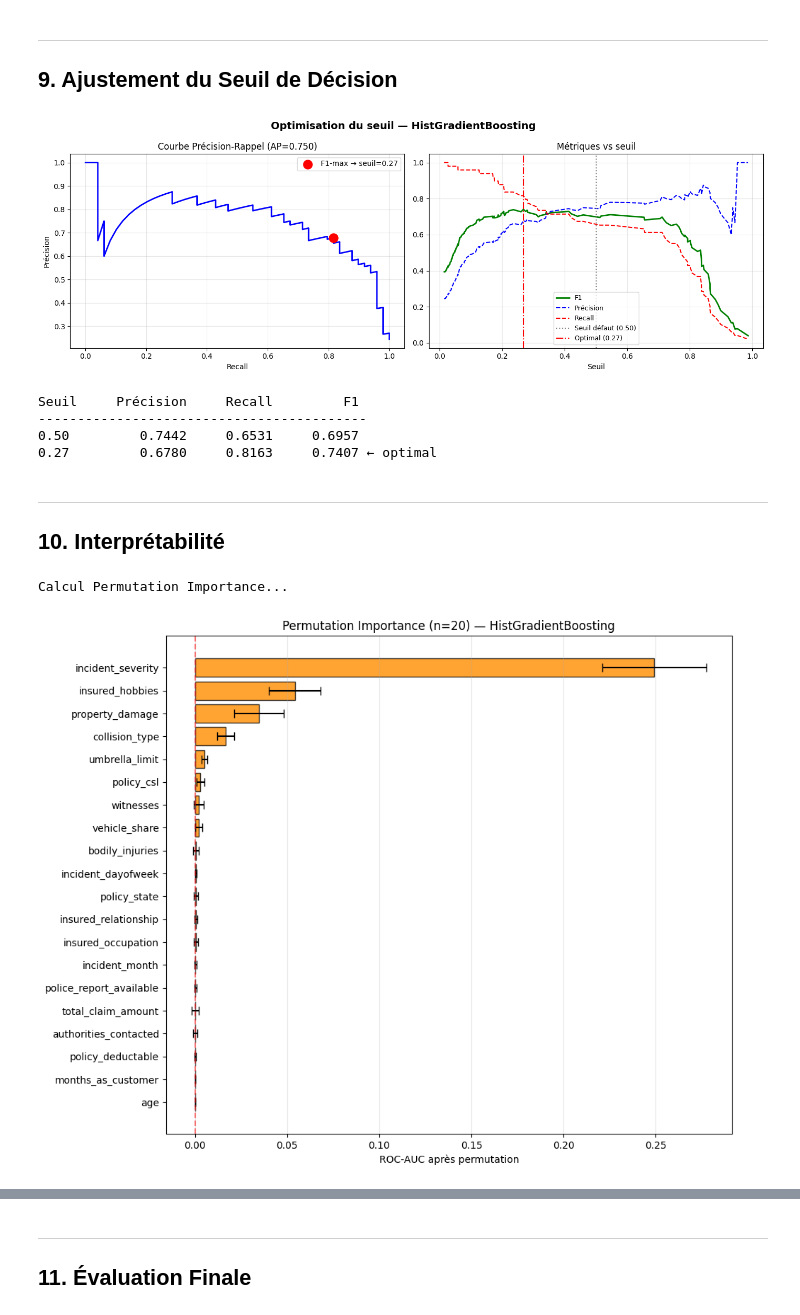
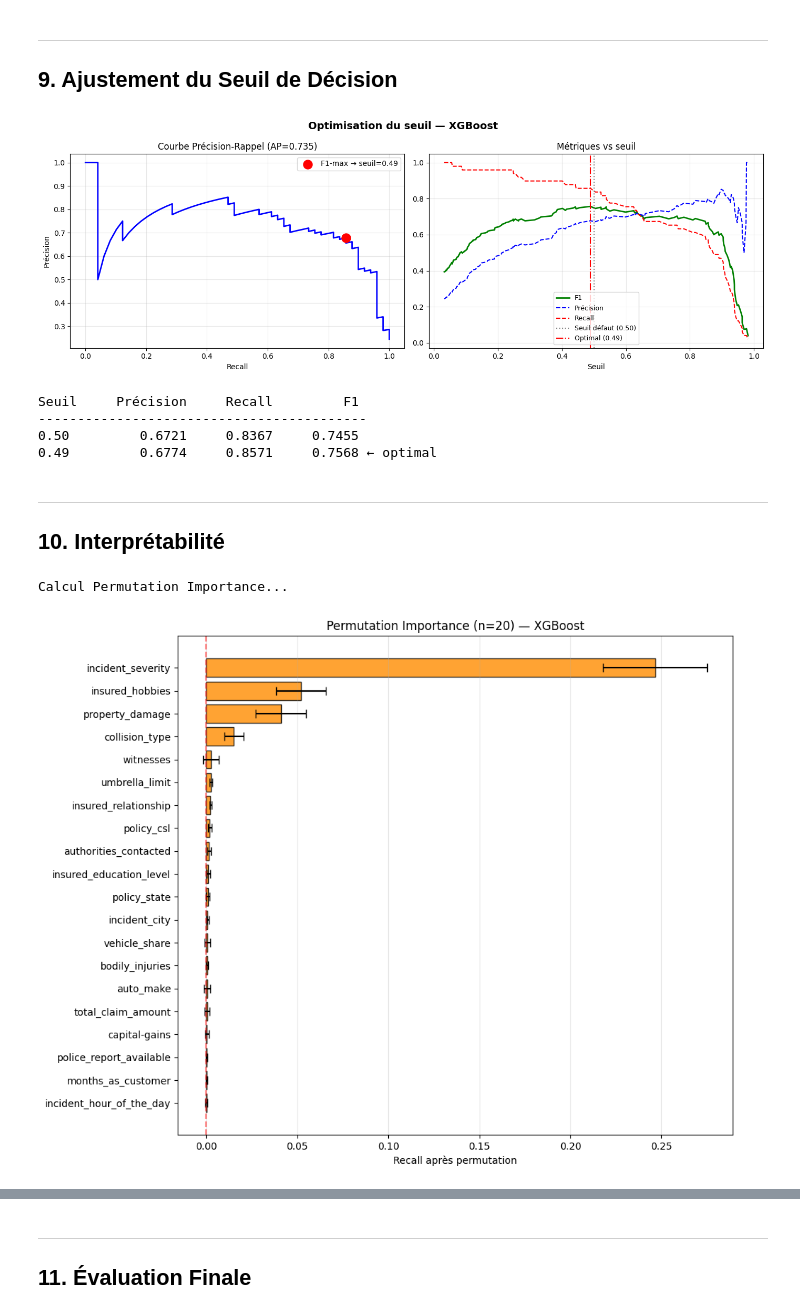
Before and after one commit to DataScientest-Studio/sep25cds_predisinistre, a Jupyter notebook: notebooks/modelisation_de_donnees.ipynb, the cells around one changed output, grey strips where cells are left out. Drawn from its saved outputs; the diff is of its cells as text; code cells hidden in the pictures.

```diff
--- a/notebooks/modelisation_de_donnees.ipynb
+++ b/notebooks/modelisation_de_donnees.ipynb
@@ -842,19 +842,28 @@ auc_hgb = roc_auc_score(y_test, best_hgb_pipe.predict_proba(X_test)[:, 1])
 auc_gb  = roc_auc_score(y_test, best_gb_pipe.predict_proba(X_test)[:, 1])
 auc_xgb  = roc_auc_score(y_test, best_xgb_pipe.predict_proba(X_test)[:, 1])
 
+f1_score_hgb = f1_score(y_test, best_hgb_pipe.predict(X_test))
+f1_score_gb  = f1_score(y_test, best_gb_pipe.predict(X_test))
+f1_score_xgb  = f1_score(y_test, best_xgb_pipe.predict(X_test))
+
+recall_hgb = recall_score(y_test, best_hgb_pipe.predict(X_test))
+recall_gb = recall_score(y_test, best_gb_pipe.predict(X_test))
+recall_xgb = recall_score(y_test, best_xgb_pipe.predict(X_test))
+
 # Affichage des scores AUC sur X_test pour les trois modèles optimisés
-print(f"HistGradientBoosting AUC test : {auc_hgb:.4f}")
-print(f"GradientBoosting     AUC test : {auc_gb:.4f}")
-print(f"XGBoost              AUC test : {auc_xgb:.4f}")
+print(f"HistGradientBoosting -> AUC test : {auc_hgb:.4f}", f"F1 test : {f1_score_hgb:.4f}", f"Recall test : {recall_hgb:.4f}")
+print(f"GradientBoosting     -> AUC test : {auc_gb:.4f}", f"F1 test : {f1_score_gb:.4f}", f"Recall test : {recall_gb:.4f}")
+print(f"XGBoost              -> AUC test : {auc_xgb:.4f}", f"F1 test : {f1_score_xgb:.4f}", f"Recall test : {recall_xgb:.4f}")
 
-# Sélection du champion en fonction de l'AUC sur X_test
-if auc_hgb >= auc_gb:
+# Sélection du champion en fonction du f1-score et recall pour privilégier la détection de la fraude (classe minoritaire)
+if f1_score_hgb >= f1_score_gb and f1_score_hgb >= f1_score_xgb:
     best_pipeline, y_prob_best, best_model_name = best_hgb_pipe, best_hgb_pipe.predict_proba(X_test)[:,1], "HistGradientBoosting"
-elif auc_hgb <= auc_xgb:
-    best_pipeline, y_prob_best, best_model_name = best_xgb_pipe, best_xgb_pipe.predict_proba(X_test)[:, 1], "XGBoost"
+elif f1_score_gb >= f1_score_xgb:
+    best_pipeline, y_prob_best, best_model_name = best_gb_pipe, best_gb_pipe.predict_proba(X_test)[:,1], "GradientBoosting"
 else:
-    best_pipeline, y_prob_best, best_model_name = best_gb_pipe,  best_gb_pipe.predict_proba(X_test)[:,1],  "GradientBoosting"
+    best_pipeline, y_prob_best, best_model_name = best_xgb_pipe,  best_xgb_pipe.predict_proba(X_test)[:,1],  "XGBoost"
 
-# Affichage du champion et de son AUC sur X_test
-print(f"\n🏆 Champion : {best_model_name} (AUC={max(auc_hgb,auc_gb, auc_xgb):.4f})")
+# Affichage du champion et de son f1-score et recall sur X_test
+print(f"\n🏆 Champion : {best_model_name} (f1_score={max(f1_score_hgb,f1_score_gb, f1_score_xgb):.4f})")
+print(f"🏆 Champion : {best_model_name} (recall_score={max(recall_hgb, recall_gb, recall_xgb):.4})")
 # %% [output]
@@ -912,11 +922,11 @@ for thresh in [0.5, optimal_threshold]:
           f"{recall_score(y_test,yp):>10.4f} "
           f"{f1_score(y_test,yp):>10.4f}{mark}")
 # %% [output]
-[figure, old version]
+[figure, new version]
 Seuil     Précision     Recall         F1
 ------------------------------------------
-0.50         0.7442     0.6531     0.6957
-0.27         0.6780     0.8163     0.7407 ← optimal
+0.50         0.6721     0.8367     0.7455
+0.49         0.6774     0.8571     0.7568 ← optimal
 # %% [markdown]
 ---
 ## 10. Interprétabilité
@@ -928,35 +938,35 @@ Seuil     Précision     Recall         F1
 # la permutation se fait sur les features originales (avant encodage),
 # ce qui mesure l"impact réel de chaque variable métier.
 # ============================================================
 
 # Permutation Importance sur X_test brut pour mesurer l'impact réel de chaque feature métier
 print("Calcul Permutation Importance...")
 perm_imp = permutation_importance(
     best_pipeline, X_test, y_test,  # Pipeline complet + X_test brut
     n_repeats=20, random_state=42, scoring="roc_auc", n_jobs=-1
 )
 
 # DataFrame pour visualiser les résultats de la permutation importance
 perm_df = pd.DataFrame({
     "feature"        : X_test.columns.tolist(),
     "importance_mean": perm_imp.importances_mean,
     "importance_std" : perm_imp.importances_std
 }).sort_values("importance_mean", ascending=False)
 
 # Visualisation de la permutation importance (top 20) avec barres d'erreur
 top_p = perm_df.head(20).sort_values("importance_mean")
 fig, ax = plt.subplots(figsize=(10, 8))
 ax.barh(top_p["feature"], top_p["importance_mean"], xerr=top_p["importance_std"],
         color="darkorange", edgecolor="black", alpha=0.8, capsize=4)
 ax.axvline(x=0, color="red", ls="--", alpha=0.5)
-ax.set(xlabel="ROC-AUC après permutation",
+ax.set(xlabel="Recall après permutation",
        title=f"Permutation Importance (n=20) — {best_model_name}")
 ax.grid(axis="x", alpha=0.3)
 plt.tight_layout()
 plt.show()
 # %% [output]
 Calcul Permutation Importance...
-[figure, old version]
+[figure, new version]
 # %%
 # Explication de la prédiction avec SHAP OFFICIELLE
 X_test_tr = best_pipeline["preprocessor"].transform(X_test)
```
Also changed, not shown: parts of 6 cells of this notebook.
